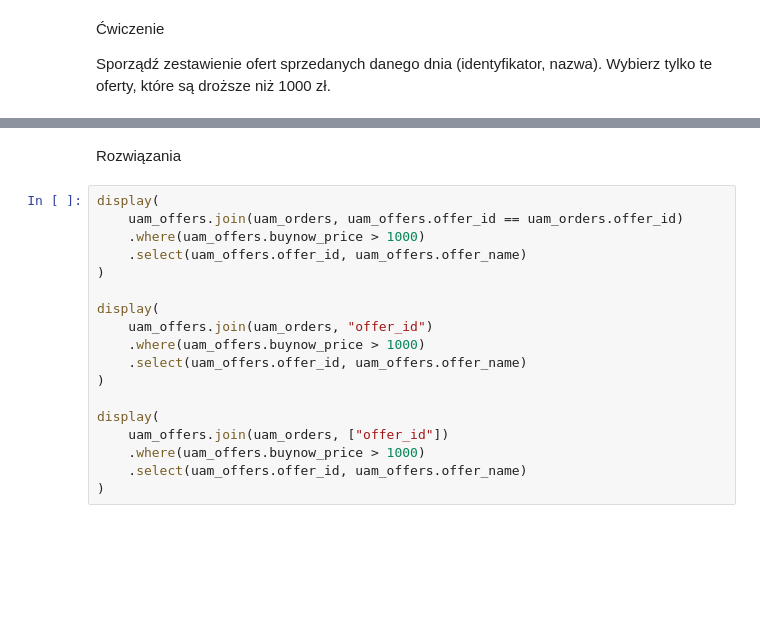
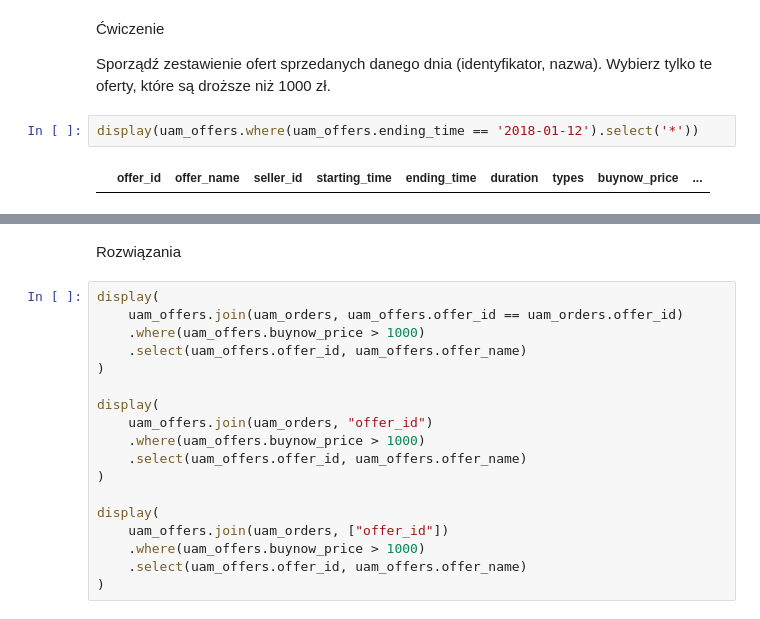
Before and after one commit to mkjmdski/spark-postgraduate-studies-devcontainer, a Jupyter notebook: notebooks/learning/PySpark - workshop.ipynb, the cells around one changed output, grey strips where cells are left out. Cells and saved outputs as stored; diff of their text form; blank space fills up the shorter version.

```diff
--- a/notebooks/learning/PySpark - workshop.ipynb
+++ b/notebooks/learning/PySpark - workshop.ipynb
@@ -847,3 +1051,7 @@ display(
 Ćwiczenie
 
 Sporządź zestawienie ofert sprzedanych danego dnia (identyfikator, nazwa). Wybierz tylko te oferty, które są droższe niż 1000 zł.
+# %%
+display(uam_offers.where(uam_offers.ending_time == '2018-01-12').select('*'))
+# %% [output]
+|  | offer_id | offer_name | seller_id | starting_time | ending_time | duration | types | buynow_price | ... |
```
Also changed, not shown: parts of 34 cells of this notebook, 1 other file.
